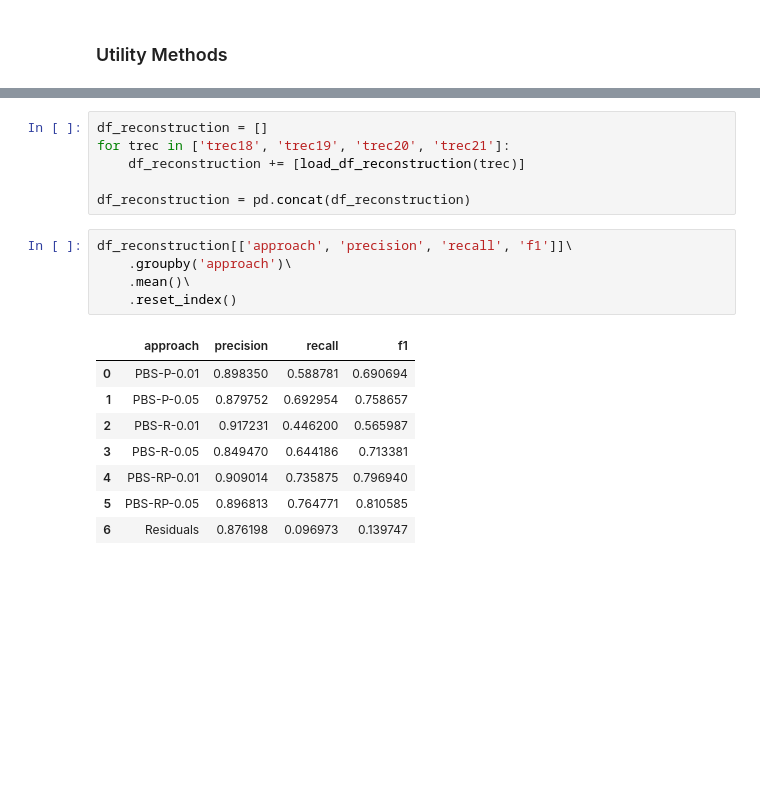
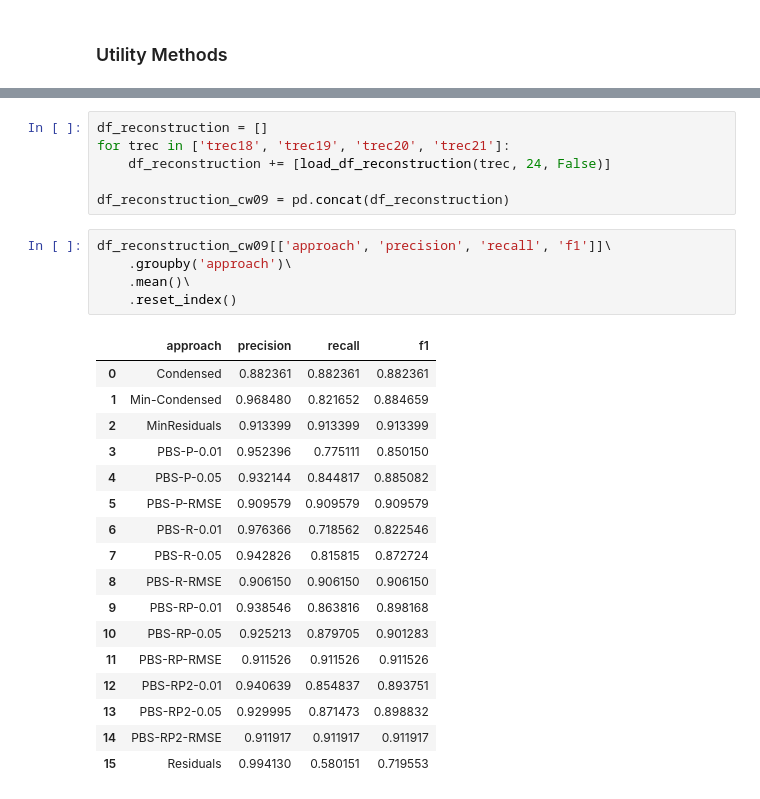
Before and after one commit to webis-de/ECIR-23, a Jupyter notebook: src/main/ipynb/create-table-reconstruction-effectiveness.ipynb, the cells around one changed output, grey strips where cells are left out. Drawn from its saved outputs; the diff is of its cells as text; blank space fills up the shorter version.

```diff
--- a/src/main/ipynb/create-table-reconstruction-effectiveness.ipynb
+++ b/src/main/ipynb/create-table-reconstruction-effectiveness.ipynb
@@ -155,20 +212,29 @@ def load_df_reconstruction(trec):
 # %%
 df_reconstruction = []
 for trec in ['trec18', 'trec19', 'trec20', 'trec21']:
-    df_reconstruction += [load_df_reconstruction(trec)]
+    df_reconstruction += [load_df_reconstruction(trec, 24, False)]
 
-df_reconstruction = pd.concat(df_reconstruction)
+df_reconstruction_cw09 = pd.concat(df_reconstruction)
-# %%
-df_reconstruction[['approach', 'precision', 'recall', 'f1']]\
-    .groupby('approach')\
-    .mean()\
-    .reset_index()
-# %% [output]
-|  | approach | precision | recall | f1 |
-| 0 | PBS-P-0.01 | 0.898350 | 0.588781 | 0.690694 |
-| 1 | PBS-P-0.05 | 0.879752 | 0.692954 | 0.758657 |
-| 2 | PBS-R-0.01 | 0.917231 | 0.446200 | 0.565987 |
-| 3 | PBS-R-0.05 | 0.849470 | 0.644186 | 0.713381 |
-| 4 | PBS-RP-0.01 | 0.909014 | 0.735875 | 0.796940 |
-| 5 | PBS-RP-0.05 | 0.896813 | 0.764771 | 0.810585 |
-| 6 | Residuals | 0.876198 | 0.096973 | 0.139747 |
+# %%
+df_reconstruction_cw09[['approach', 'precision', 'recall', 'f1']]\
+    .groupby('approach')\
+    .mean()\
+    .reset_index()
+# %% [output]
+|  | approach | precision | recall | f1 |
+| 0 | Condensed | 0.882361 | 0.882361 | 0.882361 |
+| 1 | Min-Condensed | 0.968480 | 0.821652 | 0.884659 |
+| 2 | MinResiduals | 0.913399 | 0.913399 | 0.913399 |
+| 3 | PBS-P-0.01 | 0.952396 | 0.775111 | 0.850150 |
+| 4 | PBS-P-0.05 | 0.932144 | 0.844817 | 0.885082 |
+| 5 | PBS-P-RMSE | 0.909579 | 0.909579 | 0.909579 |
+| 6 | PBS-R-0.01 | 0.976366 | 0.718562 | 0.822546 |
+| 7 | PBS-R-0.05 | 0.942826 | 0.815815 | 0.872724 |
+| 8 | PBS-R-RMSE | 0.906150 | 0.906150 | 0.906150 |
+| 9 | PBS-RP-0.01 | 0.938546 | 0.863816 | 0.898168 |
+| 10 | PBS-RP-0.05 | 0.925213 | 0.879705 | 0.901283 |
+| 11 | PBS-RP-RMSE | 0.911526 | 0.911526 | 0.911526 |
+| 12 | PBS-RP2-0.01 | 0.940639 | 0.854837 | 0.893751 |
+| 13 | PBS-RP2-0.05 | 0.929995 | 0.871473 | 0.898832 |
+| 14 | PBS-RP2-RMSE | 0.911917 | 0.911917 | 0.911917 |
+| 15 | Residuals | 0.994130 | 0.580151 | 0.719553 |
```
Also changed, not shown: parts of 12 cells of this notebook, 1 other file.
